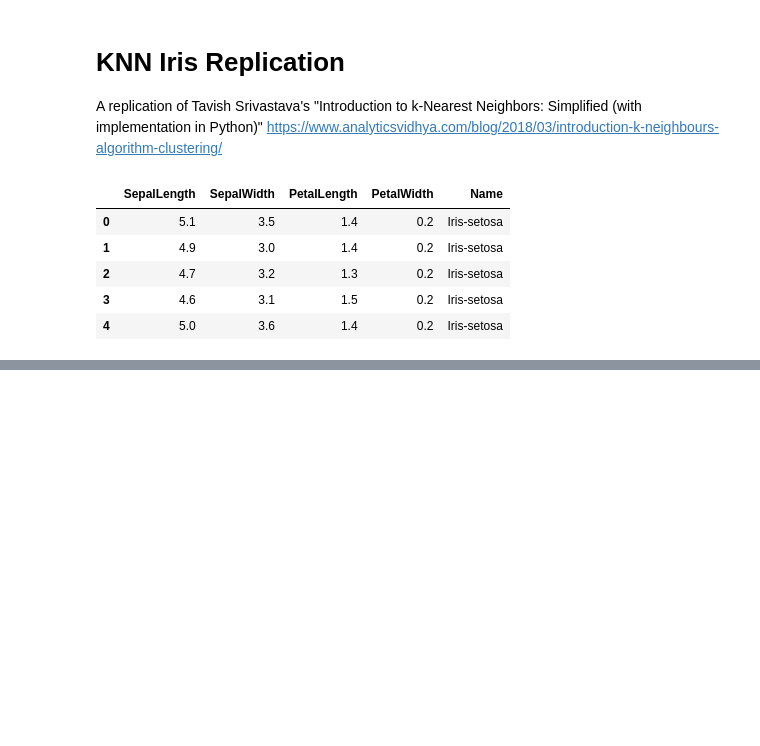
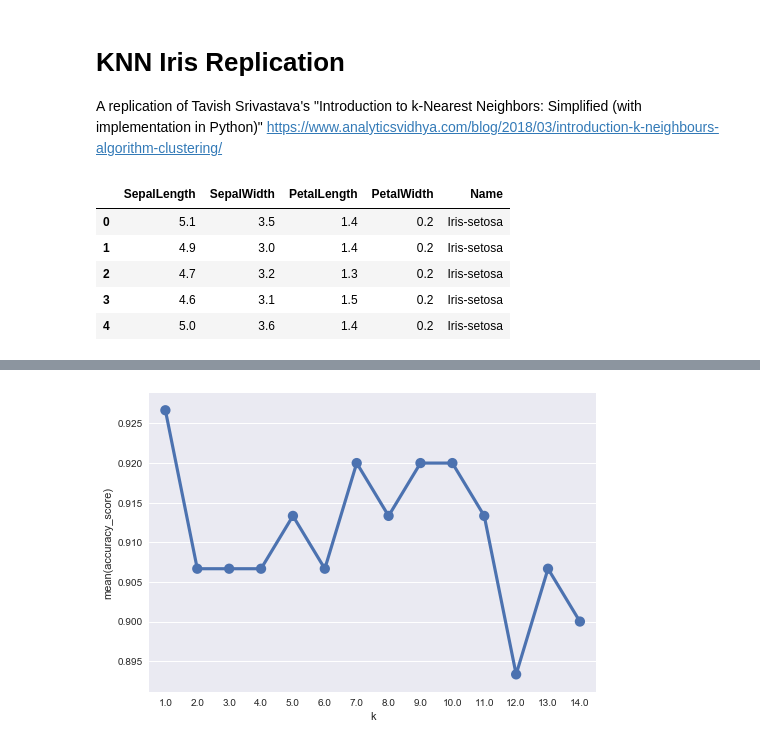
Before and after one commit to bmschow/iris_knn, a Jupyter notebook: KNN Iris Replication.ipynb, the cells around one changed output, grey strips where cells are left out. Saved outputs shown, nothing was run; the diff lists cells and outputs as text; code cells hidden in the pictures; blank space fills up the shorter version.

```diff
--- a/KNN Iris Replication.ipynb
+++ b/KNN Iris Replication.ipynb
@@ -34,3 +39,8 @@ def individual_KNN(data, X_train, y_train, k=5):
     return top_k['y'].value_counts().idxmax()
 # %%
 def predict(X_test, X_train, y_train, k=5):
+    y_predict = []
+    for ind, row in X_test.iterrows():
+        y_predict.append(individual_KNN(row, X_train, y_train, k))
+
+    return y_predict
@@ -38,0 +47,3 @@ def predict(X_test, X_train, y_train, k=5):
+# %%
+y_predict = predict(X_test, X_train, y_train)
+pd.DataFrame({'predict': y_predict, 'actual': y_test})
@@ -38,0 +74,22 @@ def predict(X_test, X_train, y_train, k=5):
+# %%
+def kfolds_KNN(X, y, k):
+    accuracies = []
+
+    kf = KFold(n_splits = 5)
+
+    for train_index, test_index in kf.split(X):
+        X_train = X.loc[train_index]
+        X_test = X.loc[test_index]
+        y_train = y.loc[train_index]
+        y_test = y.loc[test_index]
+
+        y_predict = predict(X_test, X_train, y_train, k)
+        accuracies.append(accuracy_score(y_test, y_predict))
+
+    return pd.DataFrame({'k': [k], 'accuracy_score': [np.mean(accuracies)], 'sem': [sem(accuracies)]})
+# %%
+df = pd.DataFrame({'k': [], 'accuracy_score': [], 'sem': []})
+for k in range(1,15):
+    df = df.append(kfolds_KNN(X, y, k))
+
+df
@@ -38,0 +112,5 @@ def predict(X_test, X_train, y_train, k=5):
+# %%
+ax = sns.pointplot(x="k", y="accuracy_score", data=df)
+plt.show()
+# %% [output]
+[figure, added]
```
Also changed, not shown: parts of 6 cells of this notebook.
